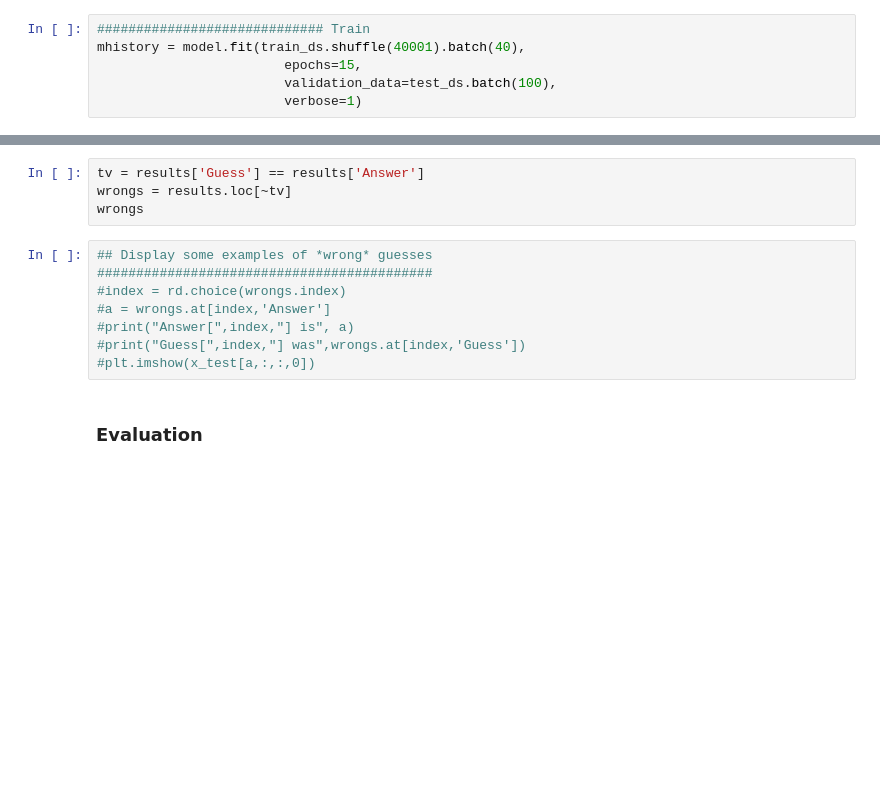
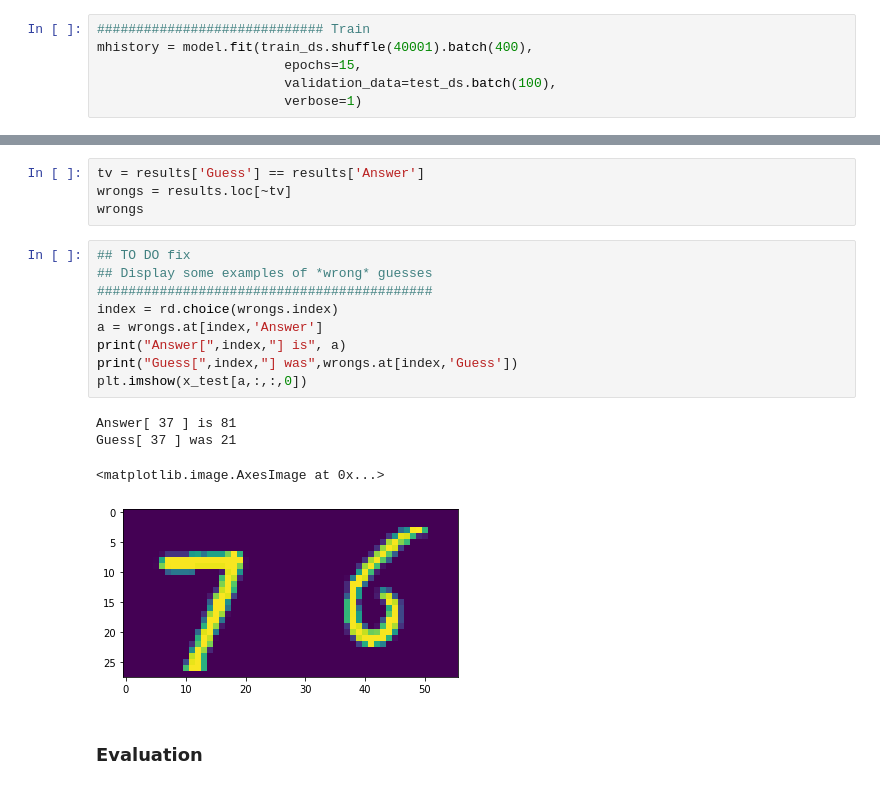
Before and after one commit to davidabelin/kaggle-files, a Jupyter notebook: digit-recognizer/digiteer.ipynb, the cells around one changed output, grey strips where cells are left out. Cells and saved outputs as stored; diff of their text form; blank space fills up the shorter version.

```diff
--- a/digit-recognizer/digiteer.ipynb
+++ b/digit-recognizer/digiteer.ipynb
@@ -189,7 +229,7 @@ model.summary()
 ### Training / Loading and reloading
 # %%
 ############################# Train
-mhistory = model.fit(train_ds.shuffle(40001).batch(40),
+mhistory = model.fit(train_ds.shuffle(40001).batch(400),
                         epochs=15,
                         validation_data=test_ds.batch(100),
                         verbose=1)
@@ -350,13 +367,19 @@ tv = results['Guess'] == results['Answer']
 wrongs = results.loc[~tv]
 wrongs
 # %%
+## TO DO fix
 ## Display some examples of *wrong* guesses
 ###########################################
-#index = rd.choice(wrongs.index)
-#a = wrongs.at[index,'Answer']
-#print("Answer[",index,"] is", a)
-#print("Guess[",index,"] was",wrongs.at[index,'Guess'])
-#plt.imshow(x_test[a,:,:,0])
+index = rd.choice(wrongs.index)
+a = wrongs.at[index,'Answer']
+print("Answer[",index,"] is", a)
+print("Guess[",index,"] was",wrongs.at[index,'Guess'])
+plt.imshow(x_test[a,:,:,0])
+# %% [output]
+Answer[ 37 ] is 81
+Guess[ 37 ] was 21
+<matplotlib.image.AxesImage at 0x...>
+[figure, added]
 # %% [markdown]
 ### Evaluation
 # %%
```
Also changed, not shown: parts of 13 cells of this notebook.
